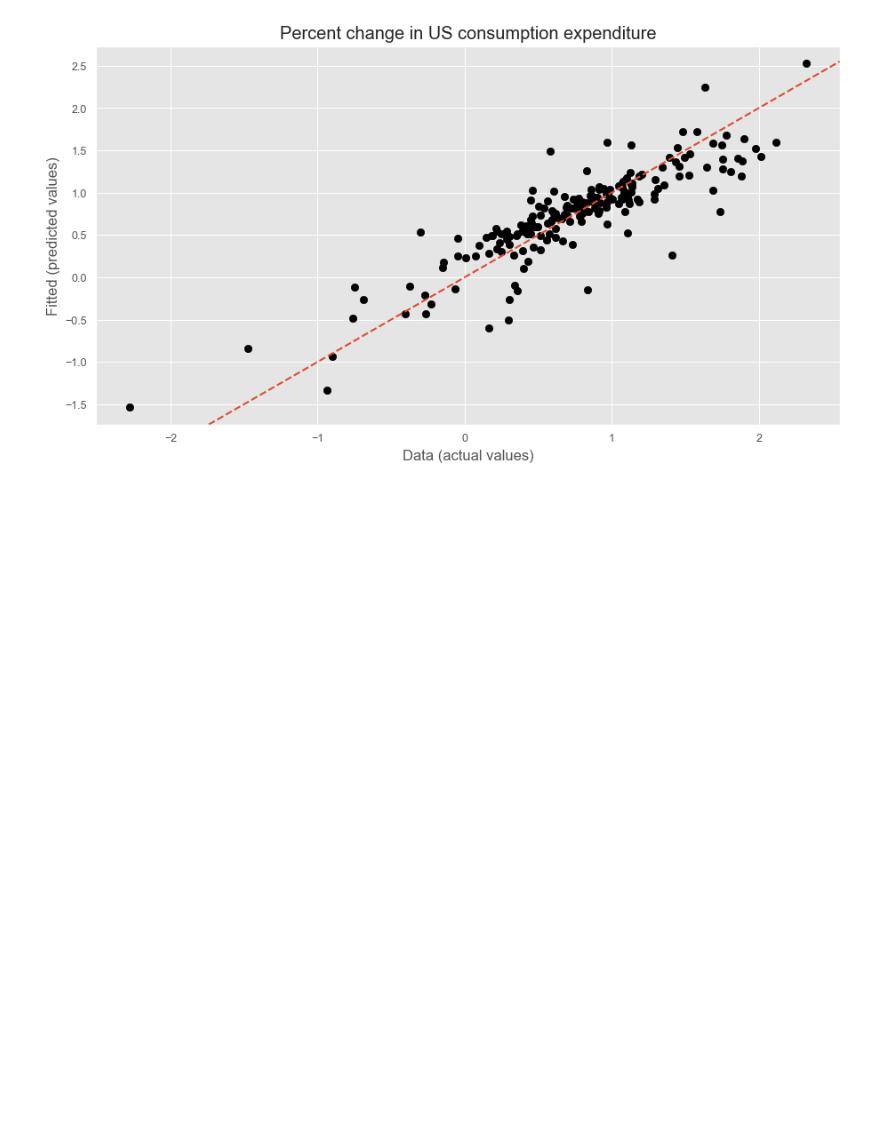
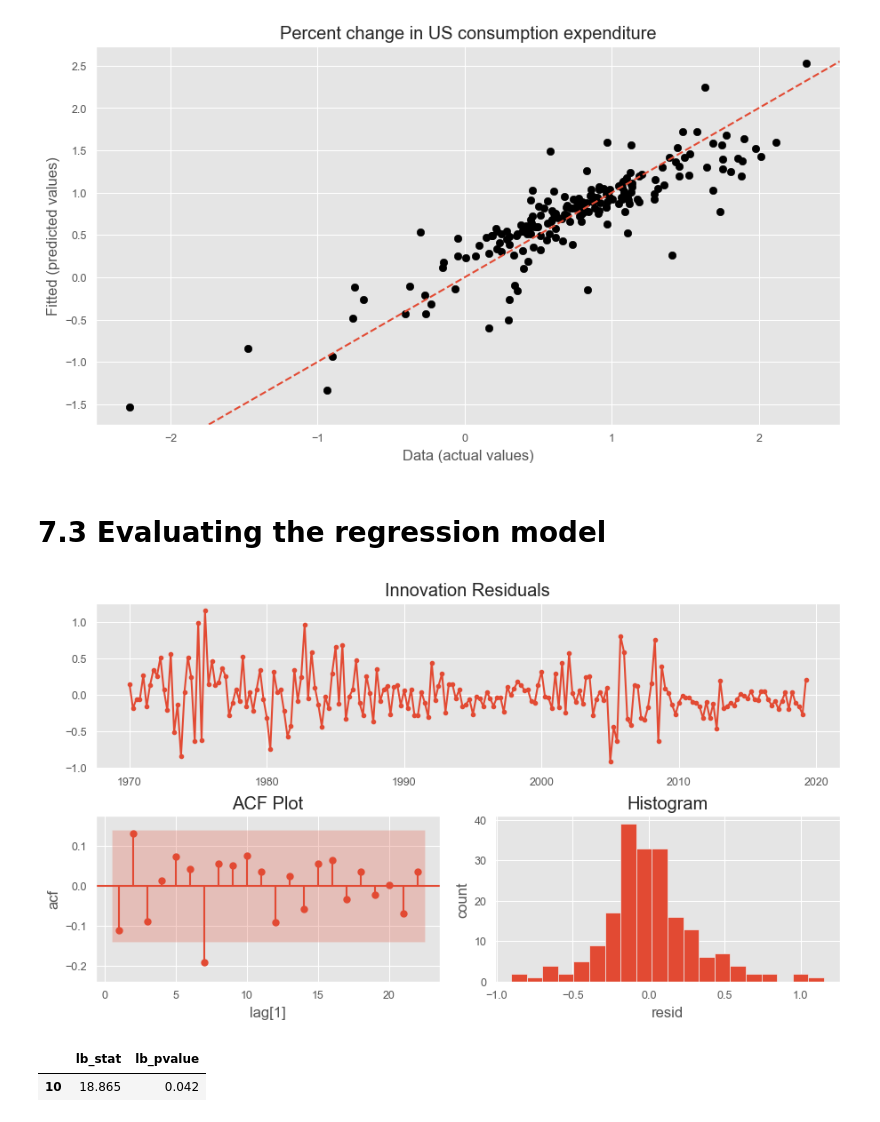
Before and after one commit to omeraytug/fpp3, a Jupyter notebook: code_alongs/07_time_series_regression_models.ipynb, the cells around one changed output. Saved outputs shown, nothing was run; the diff lists cells and outputs as text; code cells hidden in the pictures; blank space fills up the shorter version.

```diff
--- a/code_alongs/07_time_series_regression_models.ipynb
+++ b/code_alongs/07_time_series_regression_models.ipynb
@@ -424,3 +424,15 @@ ax.set(
 plt.show()
 # %% [output]
 [figure]
+# %% [markdown]
+# 7.3 Evaluating the regression model
+# %%
+plot_diagnostics(forecaster=mf, n_lags=22)
+# %% [output]
+[figure, added]
+# %%
+residuals = mf.models_["LinearRegression"]._residuals
+acorr_ljungbox(residuals, lags=[10])
+# %% [output]
+|  | lb_stat | lb_pvalue |
+| 10 | 18.865 | 0.042 |
```
Also changed, not shown: parts of 16 cells of this notebook, 1 other file.
